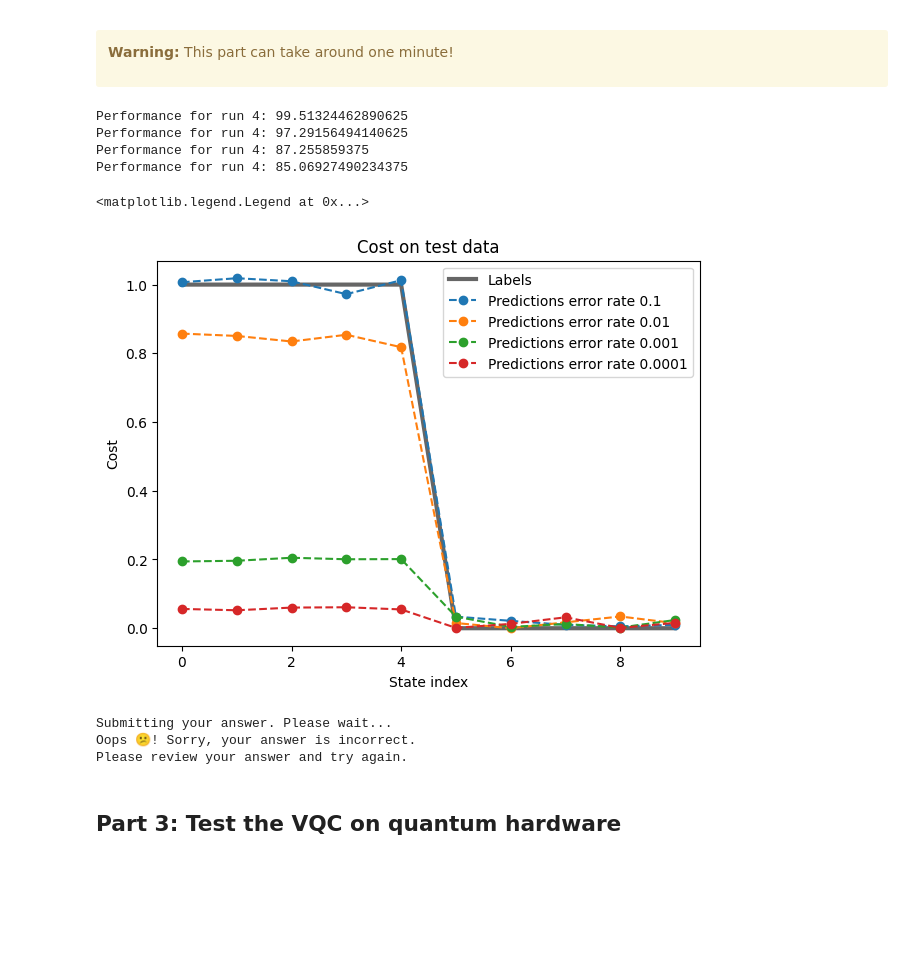
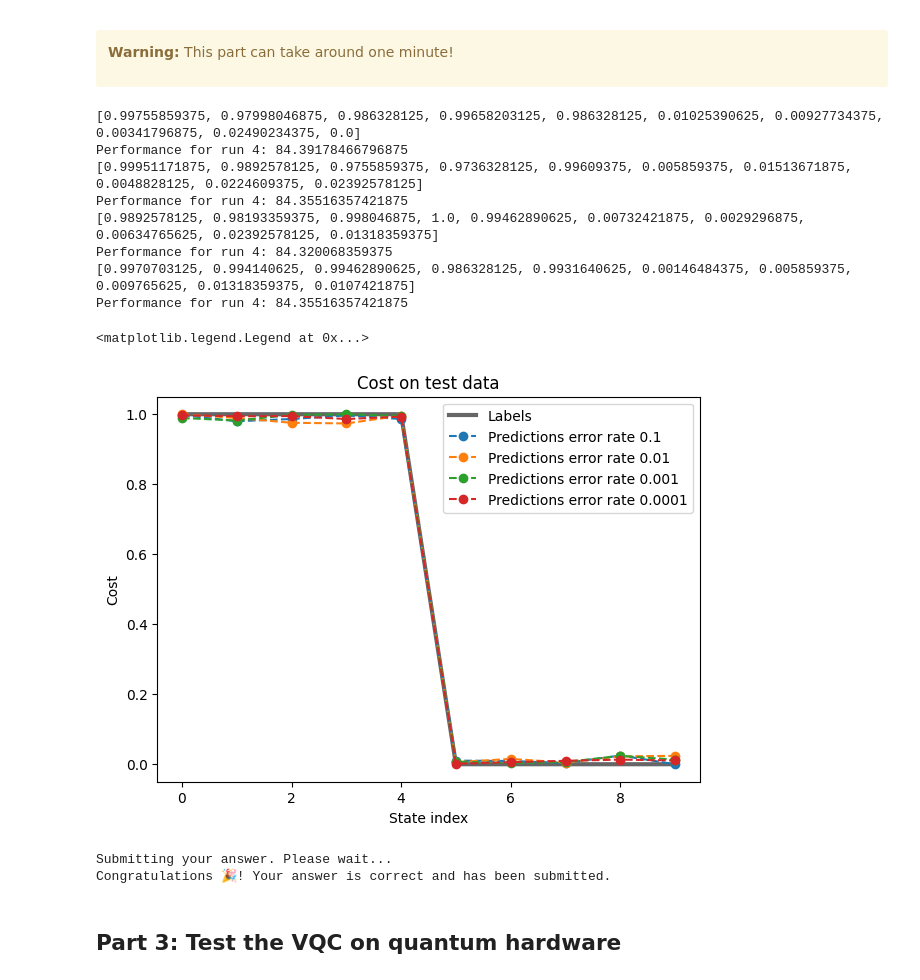
Before and after one commit to malee4/ibm-quantum-challenge-2024, a Jupyter notebook: content/lab_4/lab-4.ipynb, the cells around one changed output. Cells and saved outputs as stored; diff of their text form; code cells hidden in the pictures; blank space fills up the shorter version.

```diff
--- a/content/lab_4/lab-4.ipynb
+++ b/content/lab_4/lab-4.ipynb
@@ -469,24 +459,27 @@ def test_VQC(list_coefficients, list_labels, ansatz, obs, opt_params, estimator,
     """
     ### Write your code below here ###
     results_test = []
+
+
+
     for amplitudes,label in zip(list_coefficients, list_labels):
         qc = QuantumCircuit(num_qubits)
-        # Amplitude embedding
+    #     # Amplitude embedding
         qc.initialize(amplitudes)
-        # Compose initial state + ansatz
+    #     # Compose initial state + ansatz
         classifier = qc.compose(ansatz)
-        # Transpile classifier
+    #     # Transpile classifier
         transpiled_classifier = pm.run(classifier)
-        # Transpile observable
+    #     # Transpile observable
         transpiled_obs = obs.apply_layout(layout=transpiled_classifier.layout)
-        # Run estimator
+    #     # Run estimator
         pub = (transpiled_classifier, transpiled_obs, opt_params)
         job = estimator.run([pub])
-        # Get result
+    #     # Get result
         result = job.result()[0].data.evs
-        # Compute cost function (cumulative)
-        results_test.append(np.abs(result - label))
-
+    #     # Compute cost function (cumulative)
+        results_test.append(abs(np.abs(result) - label))
+    print(results_test)
     ### Don't change any code past this line ###
     return results_test
 # %%
@@ -661,46 +657,53 @@ ax.set_title('Cost on test data')
 ax.set_ylabel('Cost')
 ax.set_xlabel('State index')
 ax.plot(list_labels, 'k-', linewidth=3, alpha=0.6, label='Labels')
 
 error_rate_list = [1e-1, 1e-2, 1e-3, 1e-4]
 
 fake_backend = GenericBackendV2(
     num_qubits=5,
     basis_gates=["id", "rz", "sx", "x", "cx"]
   )
 
 for error_rate_value in error_rate_list:
     # here's the function header: update_error_rate(backend, error_rates)
     error_rates = {
+      "default_duration": 1e-8,
       "rz_error": error_rate_value,
+      "x_error": 1e-8,
+      "sx_error": 1e-8,
+      "measure_error": 1e-8,
       "cx_error": error_rate_value
     }
     update_error_rate(fake_backend, error_rates)
 
     estimator = Estimator(fake_backend)
-    pm = generate_preset_pass_manager(optimization_level=1, backend=fake_backend)
+    pm = generate_preset_pass_manager(optimization_level=3, backend=fake_backend)
 
     opt_params = res_list[4].x
     results_test = test_VQC(list_coefficients, list_labels, ansatz, obs, opt_params, estimator, pm)
 
     print(f"Performance for run {index}: {compute_performance(results_test, list_labels)}")
     ax.plot(results_test, 'o--', label='Predictions error rate '+str(error_rate_value))
 
 ax.legend()
 # %% [output]
-Performance for run 4: 99.51324462890625
-Performance for run 4: 97.29156494140625
-Performance for run 4: 87.255859375
-Performance for run 4: 85.06927490234375
+[0.99755859375, 0.97998046875, 0.986328125, 0.99658203125, 0.986328125, 0.01025390625, 0.00927734375, 0.00341796875, 0.02490234375, 0.0]
+Performance for run 4: 84.39178466796875
+[0.99951171875, 0.9892578125, 0.9755859375, 0.9736328125, 0.99609375, 0.005859375, 0.01513671875, 0.0048828125, 0.0224609375, 0.02392578125]
+Performance for run 4: 84.35516357421875
+[0.9892578125, 0.98193359375, 0.998046875, 1.0, 0.99462890625, 0.00732421875, 0.0029296875, 0.00634765625, 0.02392578125, 0.01318359375]
+Performance for run 4: 84.320068359375
+[0.9970703125, 0.994140625, 0.99462890625, 0.986328125, 0.9931640625, 0.00146484375, 0.005859375, 0.009765625, 0.01318359375, 0.0107421875]
+Performance for run 4: 84.35516357421875
 <matplotlib.legend.Legend at 0x...>
-[figure, old version]
+[figure, new version]
 # %%
 # Submit your answer using following code
 grade_lab4_ex4(fake_backend) # Expected answer type: BackendV2
 # %% [output]
 Submitting your answer. Please wait...
-Oops 😕! Sorry, your answer is incorrect.
-Please review your answer and try again.
+Congratulations 🎉! Your answer is correct and has been submitted.
 # %% [markdown]
 ## Part 3: Test the VQC on quantum hardware
 # %% [markdown]
```
Also changed, not shown: parts of 23 cells of this notebook.
